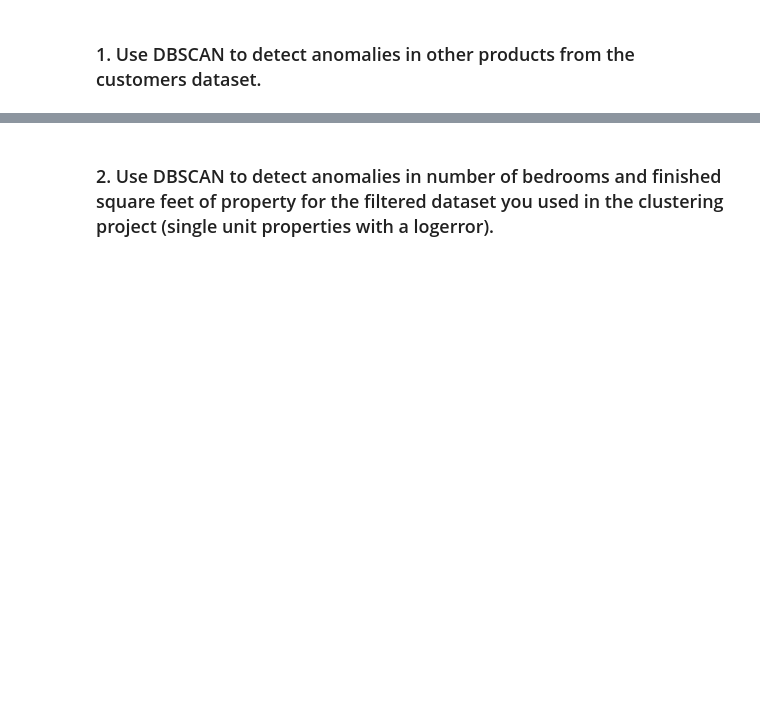
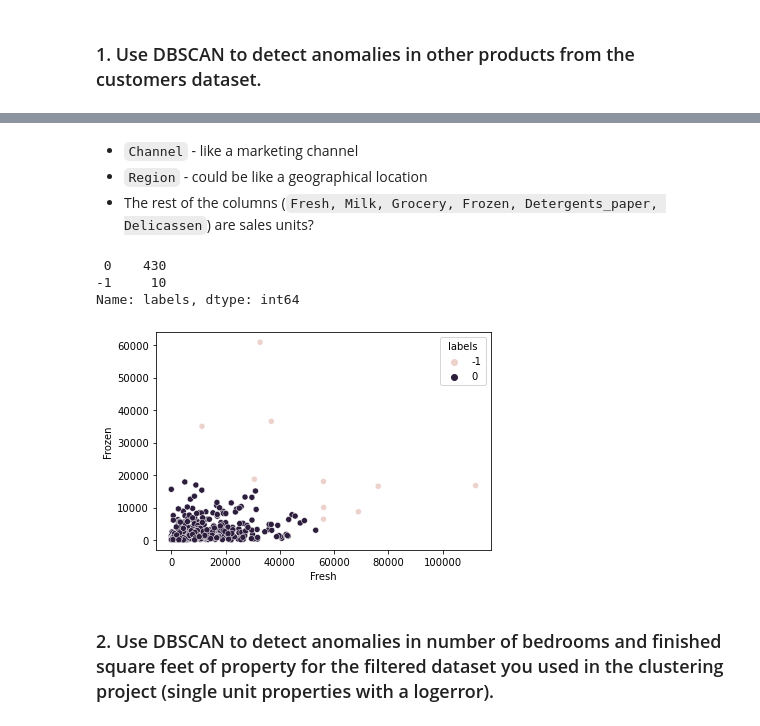
Before and after one commit to aliciag92/anomaly-detection-exercises, a Jupyter notebook: clustering_anomaly_detection.ipynb, the cells around one changed output, grey strips where cells are left out. Saved outputs shown, nothing was run; the diff lists cells and outputs as text; code cells hidden in the pictures; blank space fills up the shorter version.

```diff
--- a/clustering_anomaly_detection.ipynb
+++ b/clustering_anomaly_detection.ipynb
@@ -2,0 +136,4 @@
+# %% [markdown]
+- `Channel` - like a marketing channel
+- `Region` - could be like a geographical location
+- The rest of the columns (`Fresh, Milk, Grocery, Frozen, Detergents_paper, Delicassen`) are sales units?
@@ -3,2 +143,40 @@
+# %%
+np_array = df.values.astype("float32", copy = False)
+#np_array[0:10]
+# %%
+#scale data
+scaler = MinMaxScaler().fit(np_array)
+np_array = scaler.transform(np_array)
+# %%
+#make DBSCAN object
+dbsc = DBSCAN(eps = .10, min_samples = 20).fit(np_array)
+# %%
+#add scaled col to original df
+# Now, let's add the scaled value columns back onto the dataframe
+columns = list(df.columns)
+scaled_columns = ["Scaled_" + column for column in columns]
+
+# Save a copy of the original dataframe
+original_df = df.copy()
+
+# Create a dataframe containing the scaled values
+scaled_df = pd.DataFrame(np_array, columns=scaled_columns)
+
+# Merge the scaled and non-scaled values into one dataframe
+df = df.merge(scaled_df, on=df.index)
+df = df.drop(columns=['key_0'])
+# %%
+#grab the labels to plot results
+labels = dbsc.labels_
+df['labels'] = labels
+print(df.labels.value_counts())
+
+sns.scatterplot(df.Fresh, df.Frozen, hue=df.labels)
+plt.show()
+# %% [output]
+ 0    430
+-1     10
+Name: labels, dtype: int64
+[figure, added]
 # %% [markdown]
 ### 2. Use DBSCAN to detect anomalies in number of bedrooms and finished square feet of property for the filtered dataset you used in the clustering project (single unit properties with a logerror).
```
Also changed, not shown: parts of 37 cells of this notebook.
